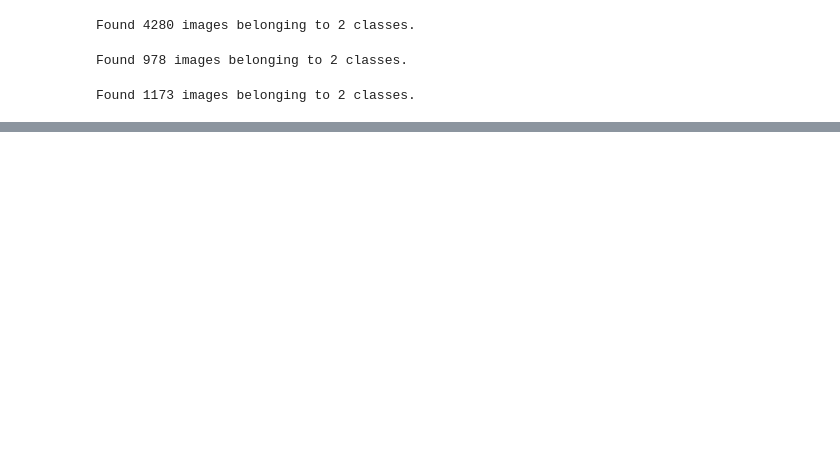
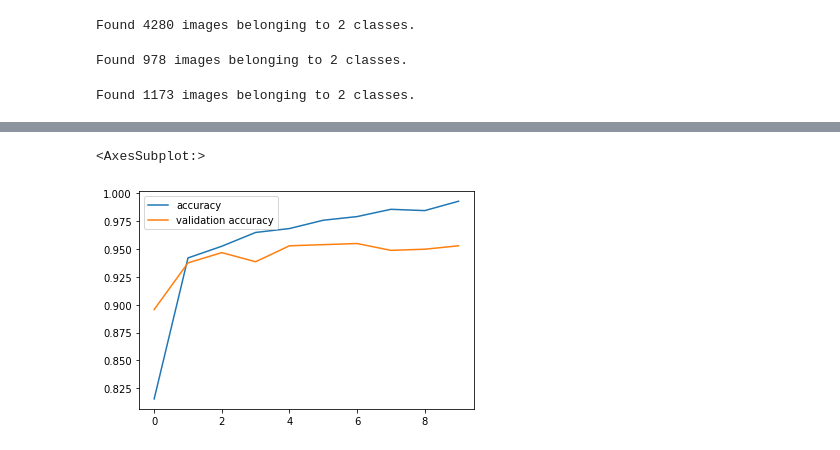
Before and after one commit to zpollats/NeuralNetworkXRayClassification, a Jupyter notebook: modeling_notebook.ipynb, the cells around one changed output, grey strips where cells are left out. Drawn from its saved outputs; the diff is of its cells as text; code cells hidden in the pictures; blank space fills up the shorter version.

Commit message:
completed first round of complex CNN models

```diff
--- a/modeling_notebook.ipynb
+++ b/modeling_notebook.ipynb
@@ -113,0 +137,21 @@ Epoch 5/5
+# %%
+#recreate our objects for features and labels in order to create simple convolutional neural network
+train_data, train_labels = next(train_generator)
+
+val_data, val_labels = next(validation_generator)
+
+test_data, test_labels = next(test_generator)
+# %%
+basic_cnn_model = models.Sequential()
+basic_cnn_model.add(layers.Conv2D(64, (4, 4), activation='relu',
+                    input_shape=(150, 150, 1)))
+basic_cnn_model.add(layers.MaxPooling2D((2, 2)))
+basic_cnn_model.add(layers.Flatten())
+basic_cnn_model.add(layers.Dense(16, activation='relu'))
+basic_cnn_model.add(layers.Dense(1, activation='sigmoid'))
+
+basic_cnn_model.compile(optimizer="adam",
+                        loss='binary_crossentropy',
+                        metrics=['accuracy', metrics.Recall()])
+
+basic_cnn_model.summary()
@@ -113,0 +177,6 @@ Epoch 5/5
+# %%
+basic_cnn_history = basic_cnn_model.fit(train_data,
+                                        train_labels,
+                                        batch_size=100,
+                                        epochs=10,
+                                        validation_data=(val_data, val_labels))
@@ -113,0 +201,11 @@ Epoch 5/5
+# %%
+fig, (ax1, ax2) = plt.subplots()
+
+sns.lineplot(basic_cnn_history.epoch, basic_cnn_history.history['accuracy'], ax=ax1, label='accuracy');
+sns.lineplot(basic_cnn_history.epoch, basic_cnn_history.history['val_accuracy'], ax=ax1, label='validation accuracy');
+
+sns.lineplot(basic_cnn_history.epoch, basic_cnn_history.history['recall_8'], ax=ax2, label='recall');
+sns.lineplot(basic_cnn_history.epoch, basic_cnn_history.history['val_recall_8'], ax=ax2, label='validation recall');
+# %% [output]
+<AxesSubplot:>
+[figure, added]
```
Also changed, not shown: parts of 32 cells of this notebook.
